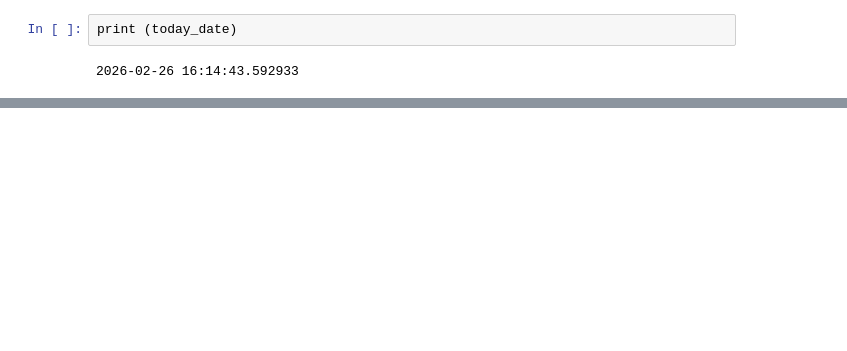
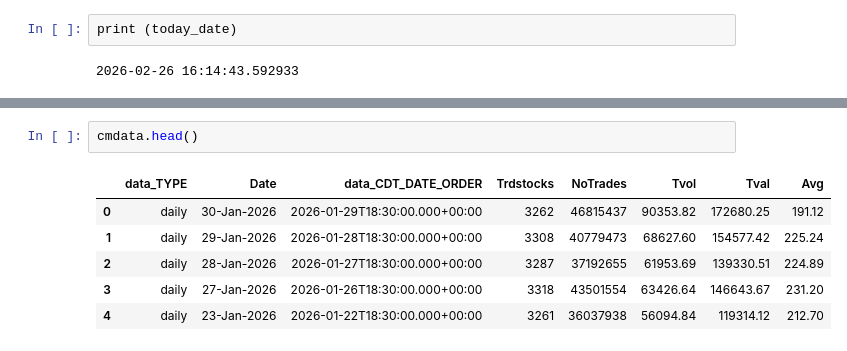
Before and after one commit to shailsun28/stockshortlisting, a Jupyter notebook: Untitled5.ipynb, the cells around one changed output, grey strips where cells are left out. Cells and saved outputs as stored; diff of their text form; blank space fills up the shorter version.

```diff
--- a/Untitled5.ipynb
+++ b/Untitled5.ipynb
@@ -336,0 +403,9 @@ def fetch_nse_cm_data(session, year, month):
+# %%
+cmdata.head()
+# %% [output]
+|  | data_TYPE | Date | data_CDT_DATE_ORDER | Trdstocks | NoTrades | Tvol | Tval | Avg |
+| 0 | daily | 30-Jan-2026 | 2026-01-29T18:30:00.000+00:00 | 3262 | 46815437 | 90353.82 | 172680.25 | 191.12 |
+| 1 | daily | 29-Jan-2026 | 2026-01-28T18:30:00.000+00:00 | 3308 | 40779473 | 68627.60 | 154577.42 | 225.24 |
+| 2 | daily | 28-Jan-2026 | 2026-01-27T18:30:00.000+00:00 | 3287 | 37192655 | 61953.69 | 139330.51 | 224.89 |
+| 3 | daily | 27-Jan-2026 | 2026-01-26T18:30:00.000+00:00 | 3318 | 43501554 | 63426.64 | 146643.67 | 231.20 |
+| 4 | daily | 23-Jan-2026 | 2026-01-22T18:30:00.000+00:00 | 3261 | 36037938 | 56094.84 | 119314.12 | 212.70 |
```
Also changed, not shown: parts of 4 cells of this notebook.
